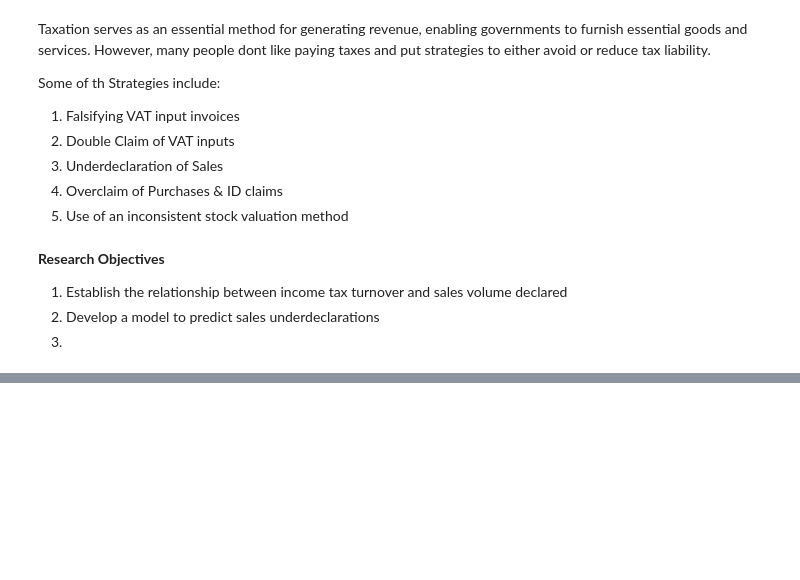
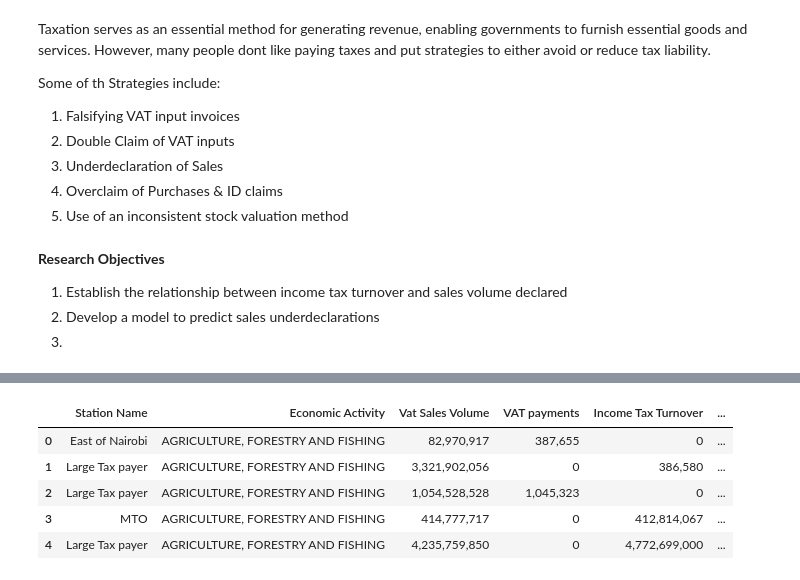
Before and after one commit to Calvince1/Colabs, a Jupyter notebook: Fraud in Tax.ipynb, the cells around one changed output, grey strips where cells are left out. Saved outputs shown, nothing was run; the diff lists cells and outputs as text; code cells hidden in the pictures; blank space fills up the shorter version.

```diff
--- a/Fraud in Tax.ipynb
+++ b/Fraud in Tax.ipynb
@@ -26,0 +44,12 @@ df_turn
+# %%
+#selecting some useful features
+data = df_turn[['Station Name', 'Economic Activity','Vat Sales Volume', 'VAT payments', 'Income Tax Turnover',
+       'Income tax Pa Payments', 'it_vat_variance']]
+data.head()
+# %% [output]
+|  | Station Name | Economic Activity | Vat Sales Volume | VAT payments | Income Tax Turnover | ... |
+| 0 | East of Nairobi | AGRICULTURE, FORESTRY AND FISHING | 82,970,917 | 387,655 | 0 | ... |
+| 1 | Large Tax payer | AGRICULTURE, FORESTRY AND FISHING | 3,321,902,056 | 0 | 386,580 | ... |
+| 2 | Large Tax payer | AGRICULTURE, FORESTRY AND FISHING | 1,054,528,528 | 1,045,323 | 0 | ... |
+| 3 | MTO | AGRICULTURE, FORESTRY AND FISHING | 414,777,717 | 0 | 412,814,067 | ... |
+| 4 | Large Tax payer | AGRICULTURE, FORESTRY AND FISHING | 4,235,759,850 | 0 | 4,772,699,000 | ... |
```
Also changed, not shown: parts of 4 cells of this notebook.
